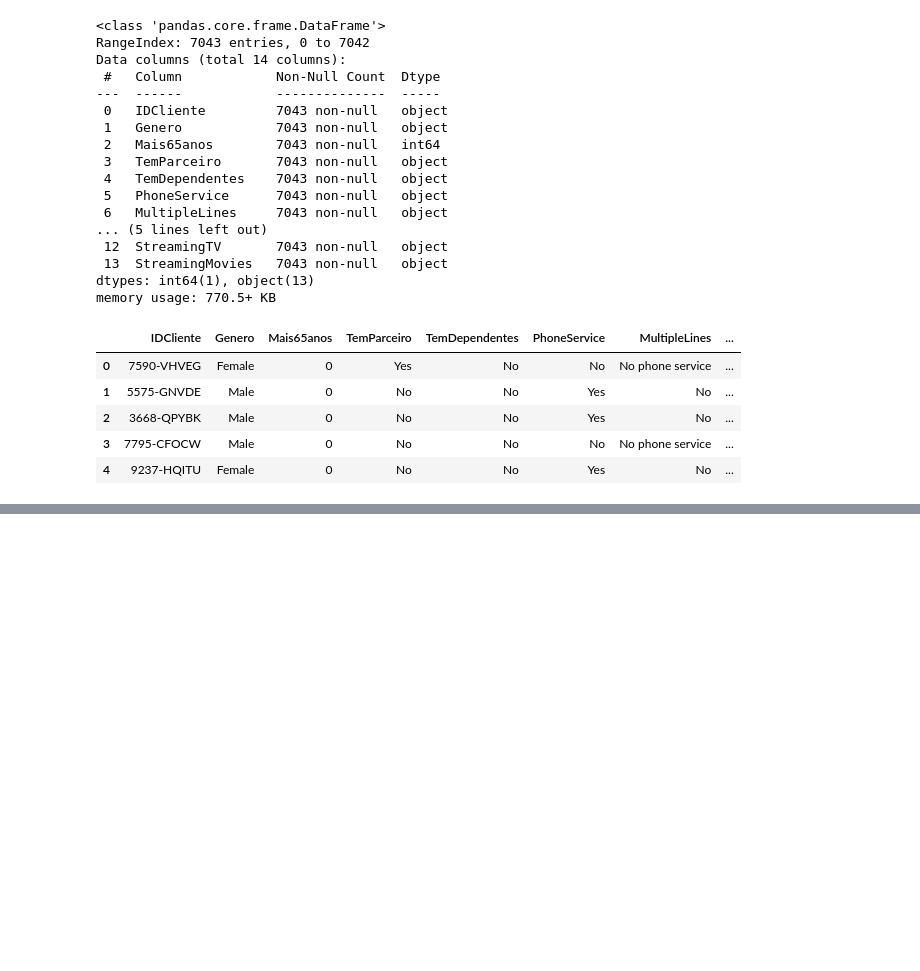
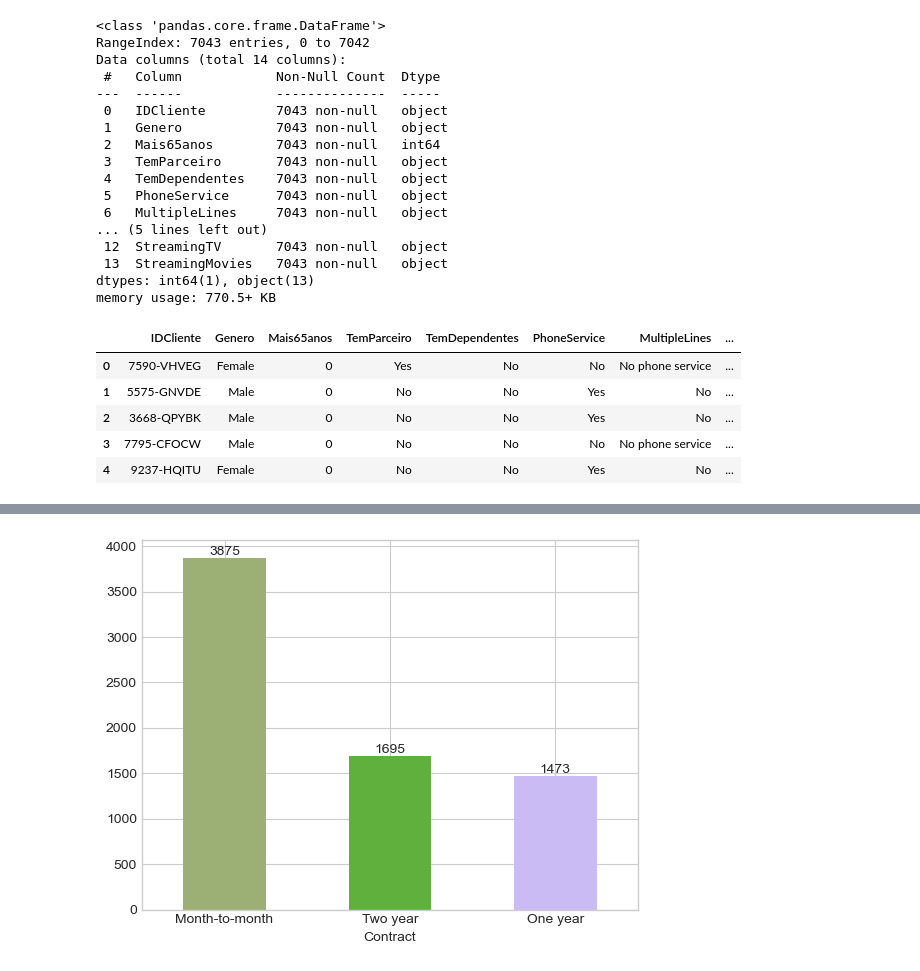
Before and after one commit to jouaraujo/ia_rocketseat, a Jupyter notebook: eda_churn.ipynb, the cells around one changed output, grey strips where cells are left out. Saved outputs shown, nothing was run; the diff lists cells and outputs as text; code cells hidden in the pictures; blank space fills up the shorter version.

```diff
--- a/eda_churn.ipynb
+++ b/eda_churn.ipynb
@@ -386,0 +629,8 @@ memory usage: 1.1+ MB
+# %%
+# Plot distribuição do Contract (Quantidade)
+ax = df_churn.Contract.value_counts().plot.bar(color=['#9cb076', '#5fb03d', '#cbbbf4'])
+ax.bar_label(ax.containers[0])
+plt.xticks(rotation=360)
+plt.show()
+# %% [output]
+[figure, added]
```
Also changed, not shown: parts of 60 cells of this notebook.
